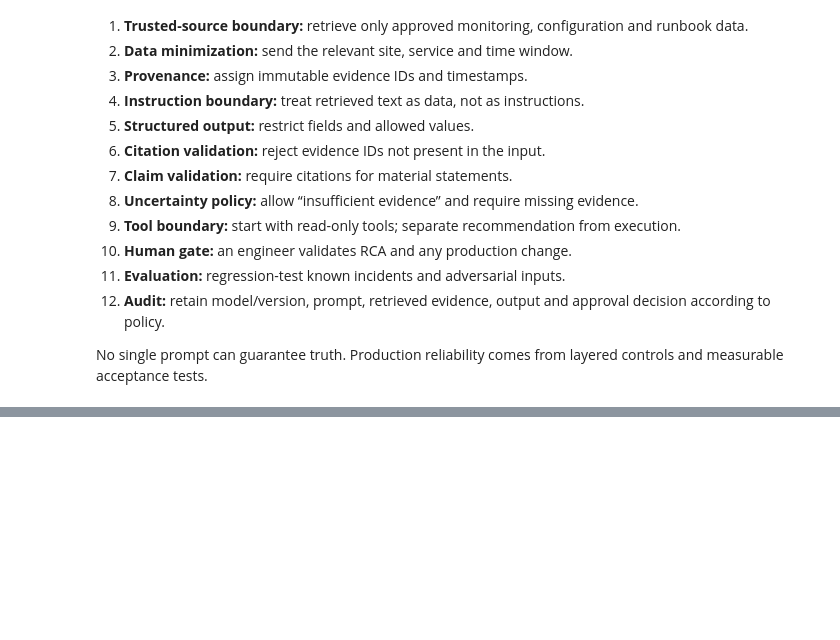
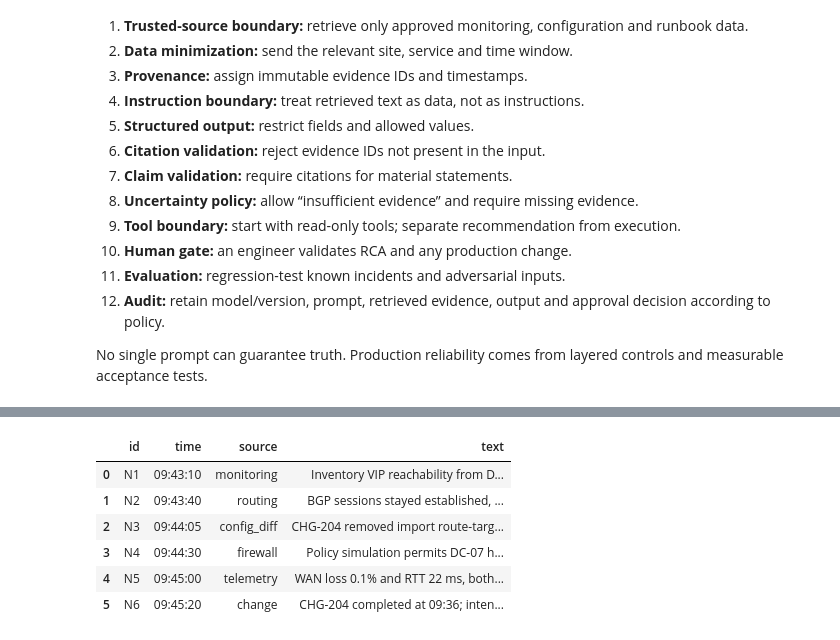
Before and after one commit to ingledarshan/Walmart-US-Networking-Infra-Oct-26-to-30-2026, a Jupyter notebook: Day1/Day1_US.ipynb, the cells around one changed output, grey strips where cells are left out. Saved outputs shown, nothing was run; the diff lists cells and outputs as text; code cells hidden in the pictures; blank space fills up the shorter version.

```diff
--- a/Day1/Day1_US.ipynb
+++ b/Day1/Day1_US.ipynb
@@ -1007,0 +1379,25 @@ No single prompt can guarantee truth. Production reliability comes from layered
+# %%
+# Defining the incident
+COPILOT_INCIDENT = """
+INC-2204: At 09:42 UTC, associates in DC-07 reported that picking WLAN handhelds could authenticate
+but could not reach inventory VIP 10.90.40.20. The impact appears limited to the RETAIL VRF.
+The NOC wants the most probable cause and a safe investigation plan. Do not make a change.
+""".strip()
+
+COPILOT_EVIDENCE = [
+    {"id": "N1", "time": "09:43:10", "source": "monitoring", "text": "Inventory VIP reachability from DC-07 RETAIL VRF fell to 0%; other sites remained healthy."},
+    {"id": "N2", "time": "09:43:40", "source": "routing", "text": "BGP sessions stayed established, but prefix 10.90.40.0/24 is absent from the RETAIL VRF table."},
+    {"id": "N3", "time": "09:44:05", "source": "config_diff", "text": "CHG-204 removed import route-target 65000:310 from DC-07 RETAIL VRF."},
+    {"id": "N4", "time": "09:44:30", "source": "firewall", "text": "Policy simulation permits DC-07 handheld subnet to inventory VIP on required ports."},
+    {"id": "N5", "time": "09:45:00", "source": "telemetry", "text": "WAN loss 0.1% and RTT 22 ms, both within baseline."},
+    {"id": "N6", "time": "09:45:20", "source": "change", "text": "CHG-204 completed at 09:36; intended route-target design and rollback approval are not attached."},
+]
+display(pd.DataFrame(COPILOT_EVIDENCE))
+# %% [output]
+|  | id | time | source | text |
+| 0 | N1 | 09:43:10 | monitoring | Inventory VIP reachability from D... |
+| 1 | N2 | 09:43:40 | routing | BGP sessions stayed established, ... |
+| 2 | N3 | 09:44:05 | config_diff | CHG-204 removed import route-targ... |
+| 3 | N4 | 09:44:30 | firewall | Policy simulation permits DC-07 h... |
+| 4 | N5 | 09:45:00 | telemetry | WAN loss 0.1% and RTT 22 ms, both... |
+| 5 | N6 | 09:45:20 | change | CHG-204 completed at 09:36; inten... |
```
Also changed, not shown: parts of 29 cells of this notebook.
